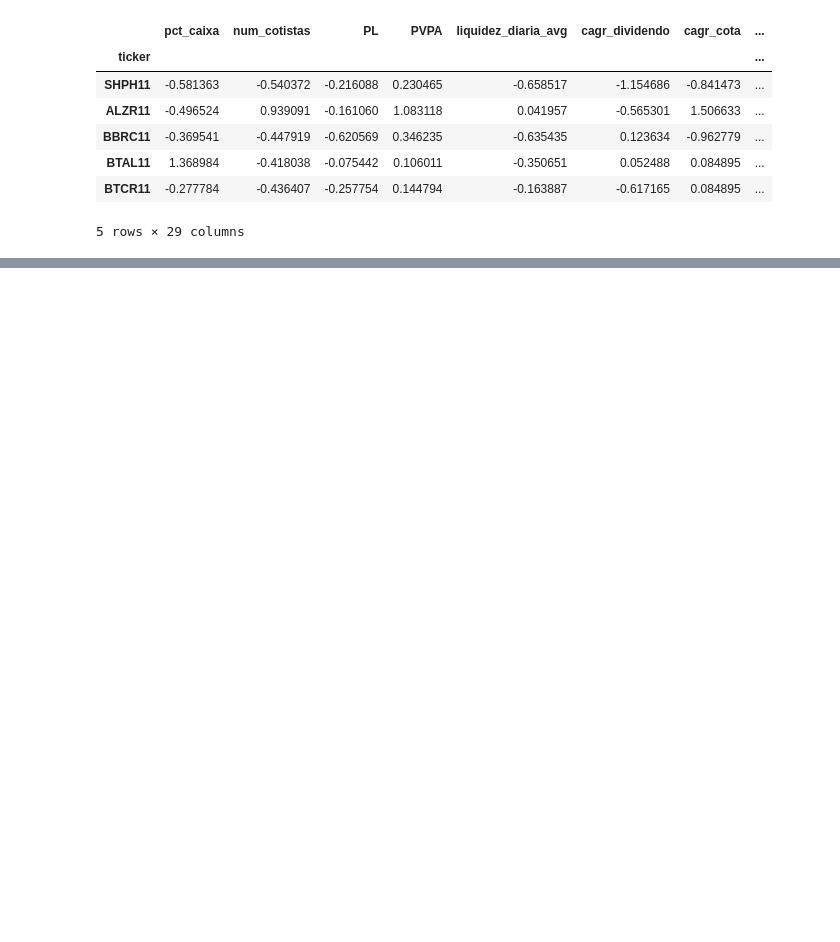
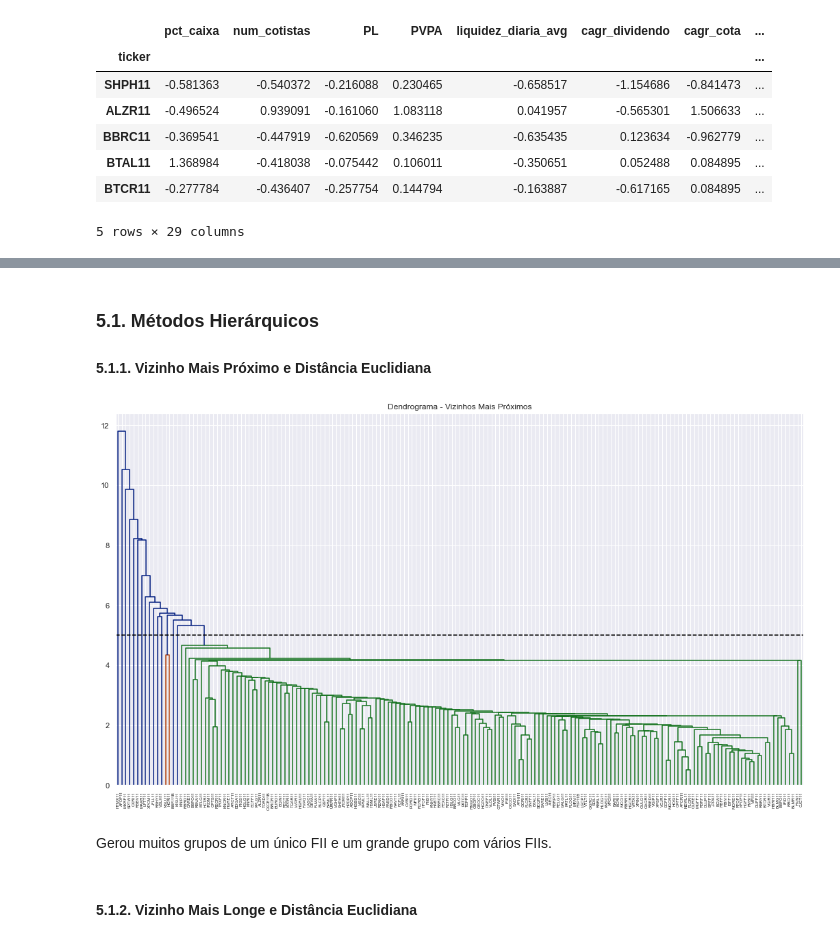
Before and after one commit to osouzadaniel/FII_Clustering, a Jupyter notebook: clustering.ipynb, the cells around one changed output, grey strips where cells are left out. Cells and saved outputs as stored; diff of their text form; code cells hidden in the pictures; blank space fills up the shorter version.

Commit message:
feat: Perform Several Combinations of Hierarchical Clustering

```diff
--- a/clustering.ipynb
+++ b/clustering.ipynb
@@ -251,0 +255,41 @@ df_clus.head()
+# %% [markdown]
+### 5.1. Métodos Hierárquicos
+
+#### 5.1.1. Vizinho Mais Próximo e Distância Euclidiana
+# %%
+cluster_single = linkage(df_clus, method = 'single', metric = 'euclidean')
+# %%
+def plot_dendrogram(cluster, limit_distance = 2, readable = True):
+    if readable:
+        fig_size = (25, 40)
+        leaf_rot = 0
+        orientation = 'right'
+        font = 10
+        plot_line = plt.vlines
+    else:
+        fig_size = (18, 10)
+        leaf_rot = 90
+        orientation = 'top'
+        font = 6
+        plot_line = plt.hlines
+
+
+    fig = plt.figure(figsize=fig_size)
+    dn = dendrogram(cluster,
+                    labels = df_clus.index,
+                    leaf_rotation = leaf_rot,
+                    color_threshold= limit_distance,
+                    orientation = orientation,
+                    leaf_font_size = font)
+    plot_line(limit_distance, 0, 10000, linestyle='dashed', color='black')
+# %%
+limit_distance = 5
+plot_dendrogram(cluster_single, limit_distance, readable=False)
+plt.title("Dendrograma - Vizinhos Mais Próximos")
+plt.show()
+# %% [output]
+[figure, added]
+# %% [markdown]
+Gerou muitos grupos de um único FII e um grande grupo com vários FIIs.
+# %% [markdown]
+#### 5.1.2. Vizinho Mais Longe e Distância Euclidiana
```
Also changed, not shown: parts of 22 cells of this notebook.
